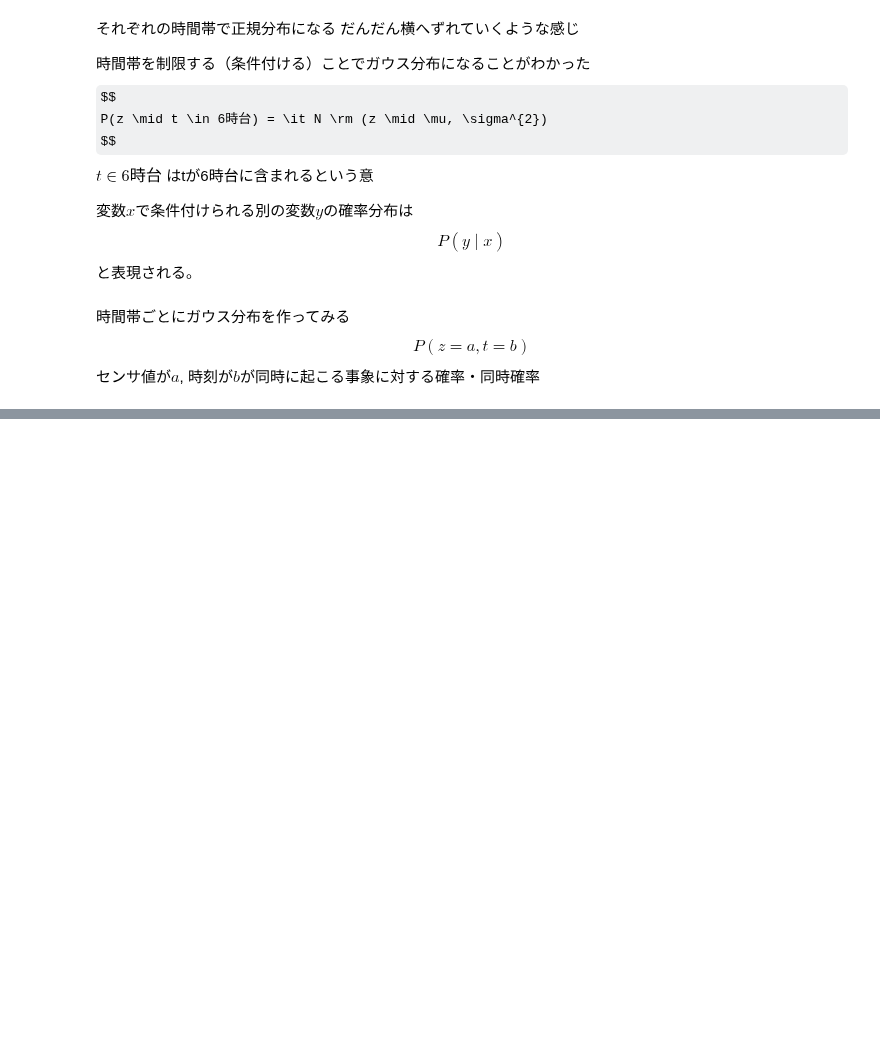
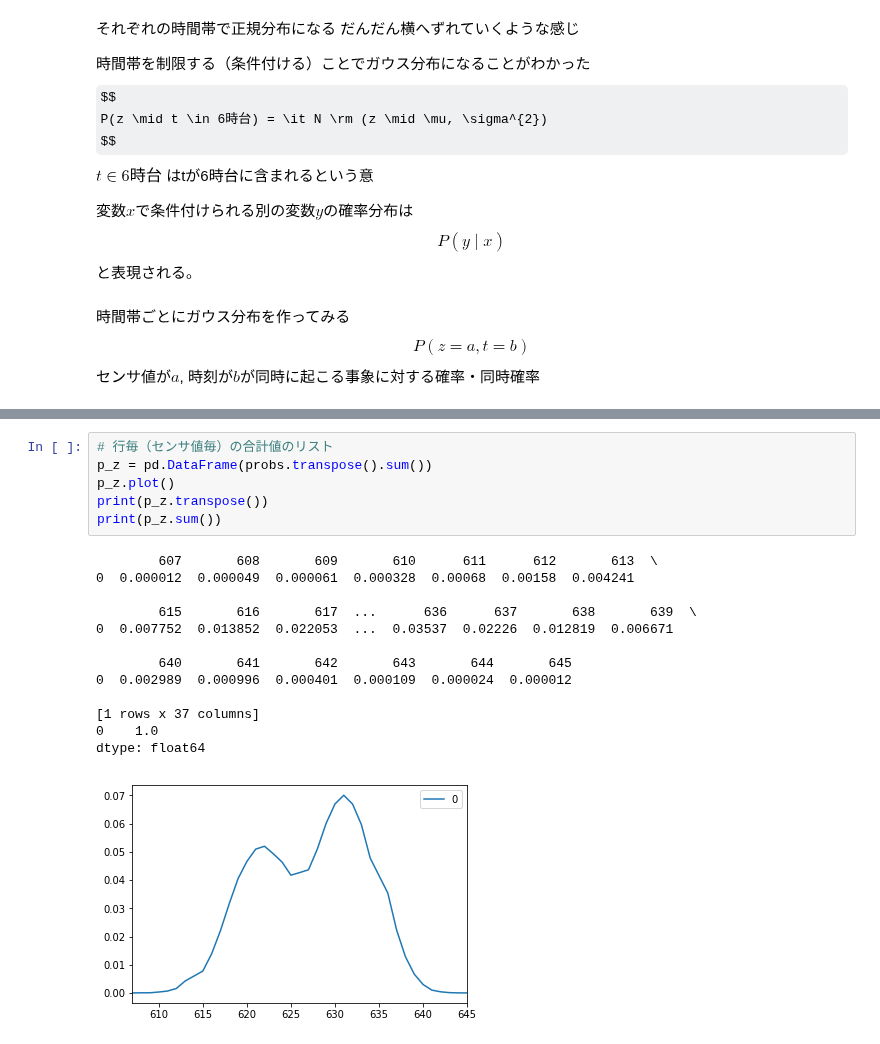
Before and after one commit to fugashy/probabilistic_robotics_simulator, a Jupyter notebook: basic_of_stochastic/multi_modal_distribution.ipynb, the cells around one changed output, grey strips where cells are left out. Cells and saved outputs as stored; diff of their text form; some formulas as TeX source; blank space fills up the shorter version.

```diff
--- a/basic_of_stochastic/multi_modal_distribution.ipynb
+++ b/basic_of_stochastic/multi_modal_distribution.ipynb
@@ -92,0 +192,20 @@ $$
+# %%
+# 行毎（センサ値毎）の合計値のリスト
+p_z = pd.DataFrame(probs.transpose().sum())
+p_z.plot()
+print(p_z.transpose())
+print(p_z.sum())
+# %% [output]
+        607       608       609       610      611      612       613  \
+0  0.000012  0.000049  0.000061  0.000328  0.00068  0.00158  0.004241
+
+        615       616       617  ...      636      637       638       639  \
+0  0.007752  0.013852  0.022053  ...  0.03537  0.02226  0.012819  0.006671
+
+        640       641       642       643       644       645
+0  0.002989  0.000996  0.000401  0.000109  0.000024  0.000012
+
+[1 rows x 37 columns]
+0    1.0
+dtype: float64
+[figure, added]
```
Also changed, not shown: parts of 6 cells of this notebook.
